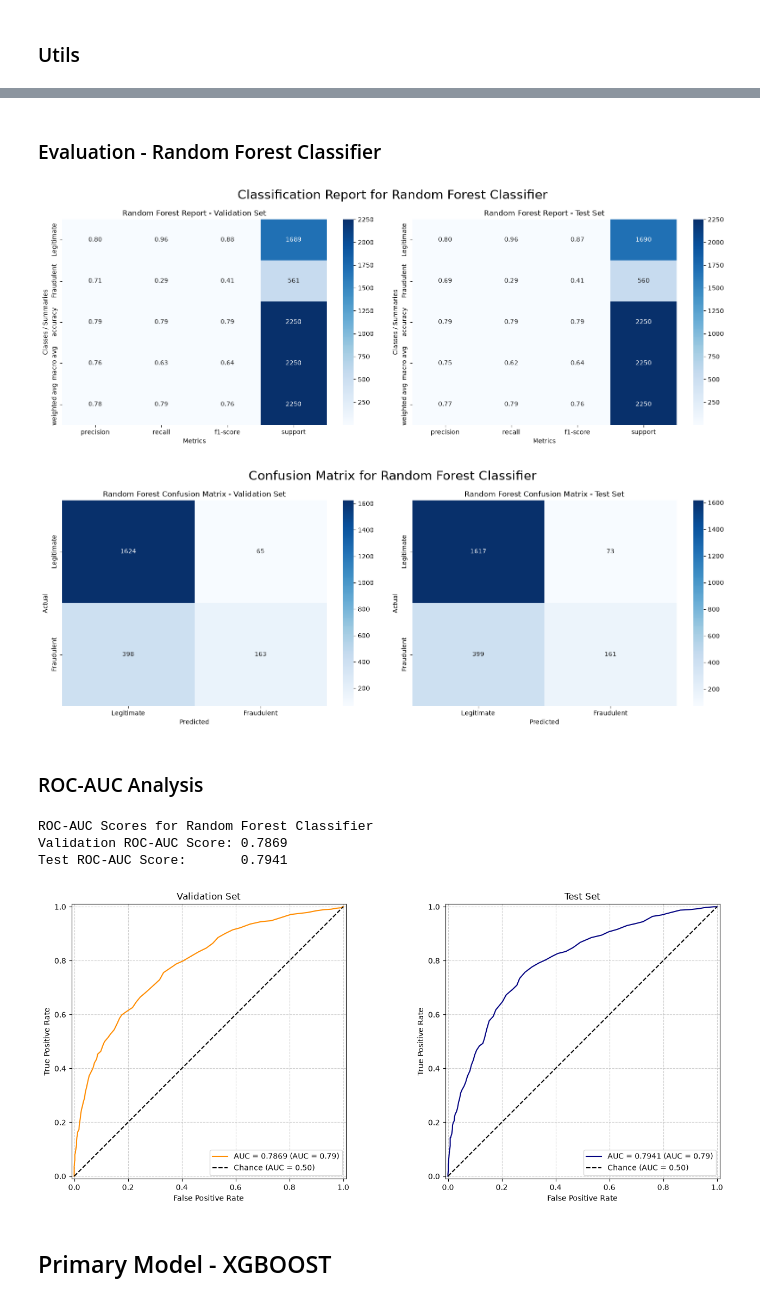
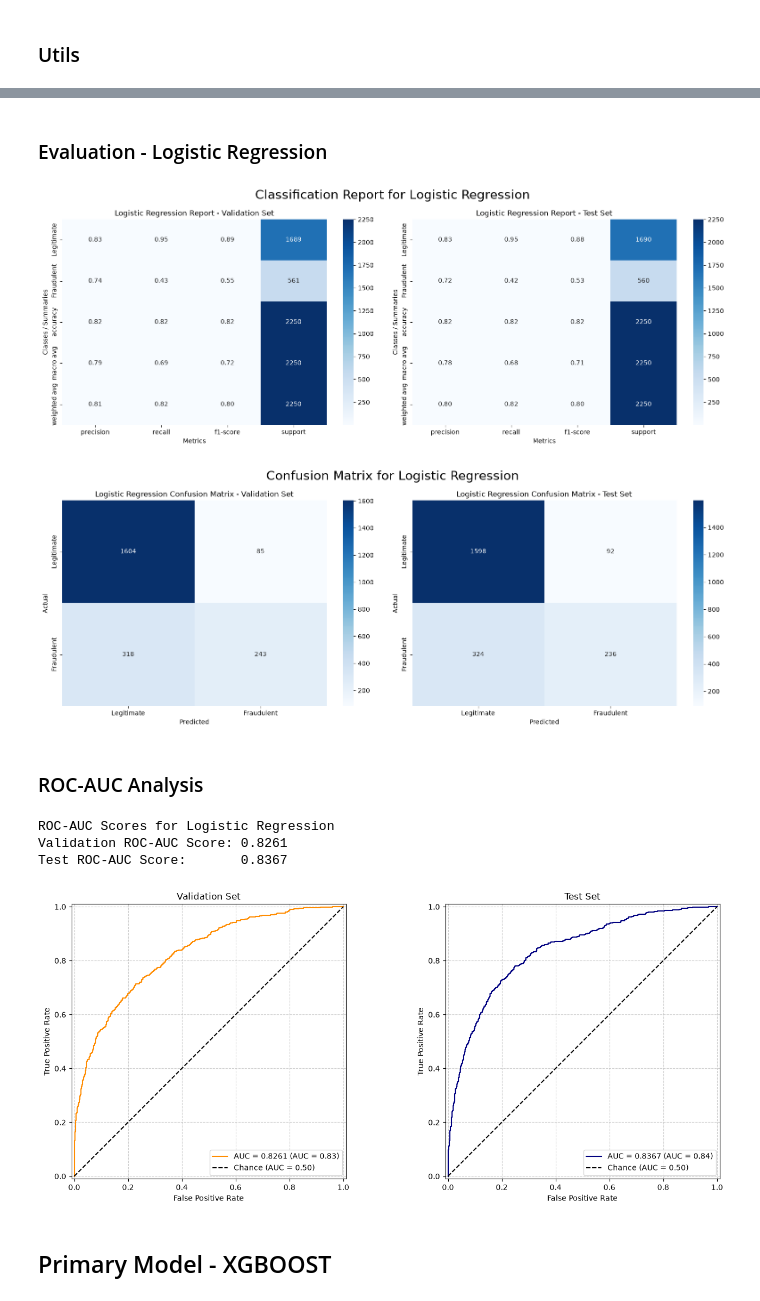
Before and after one commit to A-I-Jeremiah/E-Commerce-Fraud-Detection, a Jupyter notebook: notebooks/main.ipynb, the cells around one changed output, grey strips where cells are left out. Saved outputs shown, nothing was run; the diff lists cells and outputs as text; code cells hidden in the pictures.

Commit message:
PHASE 3 Complete - Primary and baseline models were trained. Both models were also evaluated and all metrics were computed

```diff
--- a/notebooks/main.ipynb
+++ b/notebooks/main.ipynb
@@ -775,70 +775,70 @@ Random Forest Model Results Summary (First 20 Rows):
 # %% [markdown]
-### Evaluation - Random Forest Classifier
+### Evaluation - Logistic Regression
 # %%
-# ----------------- MODEL EVALUATION - RANDOM FOREST -----------------
+# ----------------- MODEL EVALUATION - Logistic Regression-----------------
 # Evaluate model performance on validation and test sets
-rf_classification_report_val = classification_report(y_val, rf_y_val_pred, output_dict=True)
-rf_classification_report_test = classification_report(y_test, rf_y_test_pred, output_dict=True)
+lr_classification_report_val = classification_report(y_val, lr_y_val_pred, output_dict=True)
+lr_classification_report_test = classification_report(y_test, lr_y_test_pred, output_dict=True)
 
 # Visualization of Classification Report for Validation Set & Test Set
 fig, axes = plt.subplots(1, 2, figsize=(16, 6))
-fig.suptitle("Classification Report for Random Forest Classifier", fontsize=20)
+fig.suptitle("Classification Report for Logistic Regression", fontsize=20)
 # Plot Validation Set on the left axis
-plot_classification_report(rf_classification_report_val, title="Random Forest Report - Validation Set", ax=axes[0])
+plot_classification_report(lr_classification_report_val, title="Logistic Regression Report - Validation Set", ax=axes[0])
 # Plot Test Set on the right axis (axes[1])
-plot_classification_report(rf_classification_report_test, title="Random Forest Report - Test Set", ax=axes[1])
+plot_classification_report(lr_classification_report_test, title="Logistic Regression Report - Test Set", ax=axes[1])
 plt.tight_layout()
 plt.show()
 
 # Confusion Matrix for Validation and Test Sets
-rf_confusion_matrix_val = confusion_matrix(y_val, rf_y_val_pred)
-rf_confusion_matrix_test = confusion_matrix(y_test, rf_y_test_pred)
+lr_confusion_matrix_val = confusion_matrix(y_val, lr_y_val_pred)
+lr_confusion_matrix_test = confusion_matrix(y_test, lr_y_test_pred)
 
 # visualization of Confusion Matrix for Validation Set & Test Set
 # Create a single figure with side-by-side subplots (1 row, 2 columns)
 fig, axes = plt.subplots(1, 2, figsize=(16, 6))
-fig.suptitle("Confusion Matrix for Random Forest Classifier", fontsize=20)
+fig.suptitle("Confusion Matrix for Logistic Regression", fontsize=20)
 # Plot Validation Set on the left axis (axes[0])
-plot_confusion_matrix(rf_confusion_matrix_val, title="Random Forest Confusion Matrix - Validation Set", ax=axes[0])
+plot_confusion_matrix(lr_confusion_matrix_val, title="Logistic Regression Confusion Matrix - Validation Set", ax=axes[0])
 # Plot Test Set on the right axis (axes[1])
-plot_confusion_matrix(rf_confusion_matrix_test, title="Random Forest Confusion Matrix - Test Set", ax=axes[1])
+plot_confusion_matrix(lr_confusion_matrix_test, title="Logistic Regression Confusion Matrix - Test Set", ax=axes[1])
 plt.tight_layout()
 plt.show()
 # %% [output]
-[figure, old version]
+[figure, new version]
-[figure, old version]
+[figure, new version]
 # %% [markdown]
 ### ROC-AUC Analysis
 # %%
 # ----------------- ROC-AUC ANALYSIS -----------------
 # Get Predicted probabilities
-rf_y_val_proba = rf_model.predict_proba(X_val[features])[:, 1]
-rf_y_test_proba = rf_model.predict_proba(X_test[features])[:, 1]
+lr_y_val_proba = lr_model.predict_proba(X_val[features])[:, 1]
+lr_y_test_proba = lr_model.predict_proba(X_test[features])[:, 1]
 
 # Calculate ROC-AUC Scores
-rf_val_auc = roc_auc_score(y_val, rf_y_val_proba)
-rf_test_auc = roc_auc_score(y_test, rf_y_test_proba)
+lr_val_auc = roc_auc_score(y_val, lr_y_val_proba)
+lr_test_auc = roc_auc_score(y_test, lr_y_test_proba)
 
-print("ROC-AUC Scores for Random Forest Classifier")
-print(f"Validation ROC-AUC Score: {rf_val_auc:.4f}")
-print(f"Test ROC-AUC Score:       {rf_test_auc:.4f}")
+print("ROC-AUC Scores for Logistic Regression")
+print(f"Validation ROC-AUC Score: {lr_val_auc:.4f}")
+print(f"Test ROC-AUC Score:       {lr_test_auc:.4f}")
 
 # Visualization
 fig, axes = plt.subplots(1, 2, figsize=(14, 6))
-rf_val_auc = plot_roc_auc_score(
-    y_val, rf_y_val_proba, title="Validation Set", ax=axes[0], color="darkorange"
+lr_val_auc = plot_roc_auc_score(
+    y_val, lr_y_val_proba, title="Validation Set", ax=axes[0], color="darkorange"
 )
-rf_test_auc = plot_roc_auc_score(
-    y_test, rf_y_test_proba, title="Test Set", ax=axes[1], color="navy"
+lr_test_auc = plot_roc_auc_score(
+    y_test, lr_y_test_proba, title="Test Set", ax=axes[1], color="navy"
 )
 
 plt.tight_layout()
 plt.show()
 # %% [output]
-ROC-AUC Scores for Random Forest Classifier
-Validation ROC-AUC Score: 0.7869
-Test ROC-AUC Score:       0.7941
+ROC-AUC Scores for Logistic Regression
+Validation ROC-AUC Score: 0.8261
+Test ROC-AUC Score:       0.8367
-[figure, old version]
+[figure, new version]
 # %% [markdown]
 ## Primary Model - XGBOOST
 # %%
```
Also changed, not shown: parts of 6 cells of this notebook, 24 other files.
